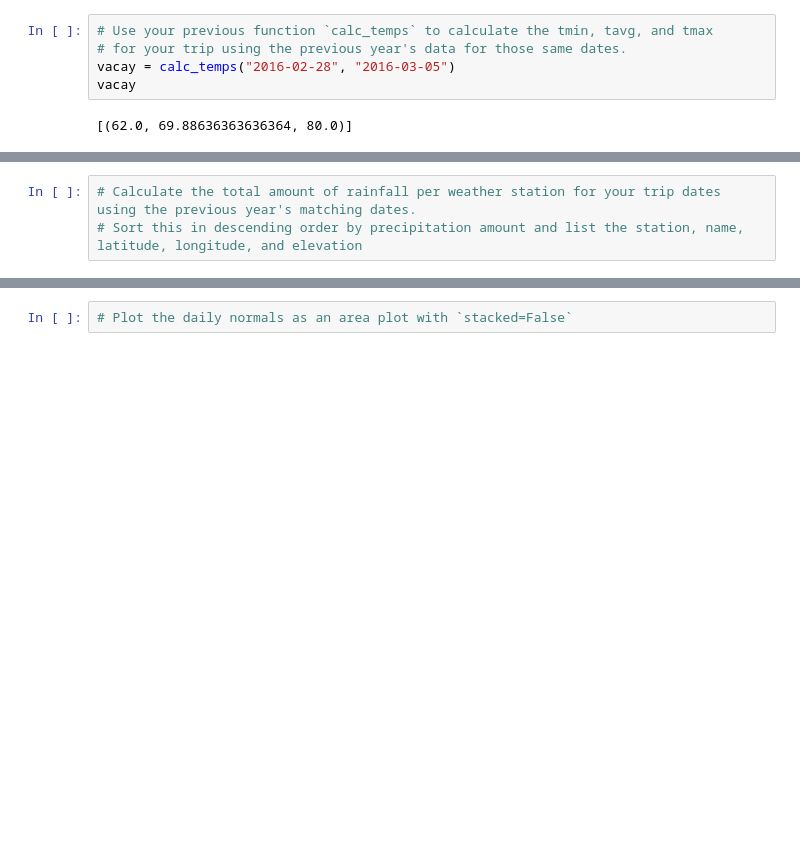
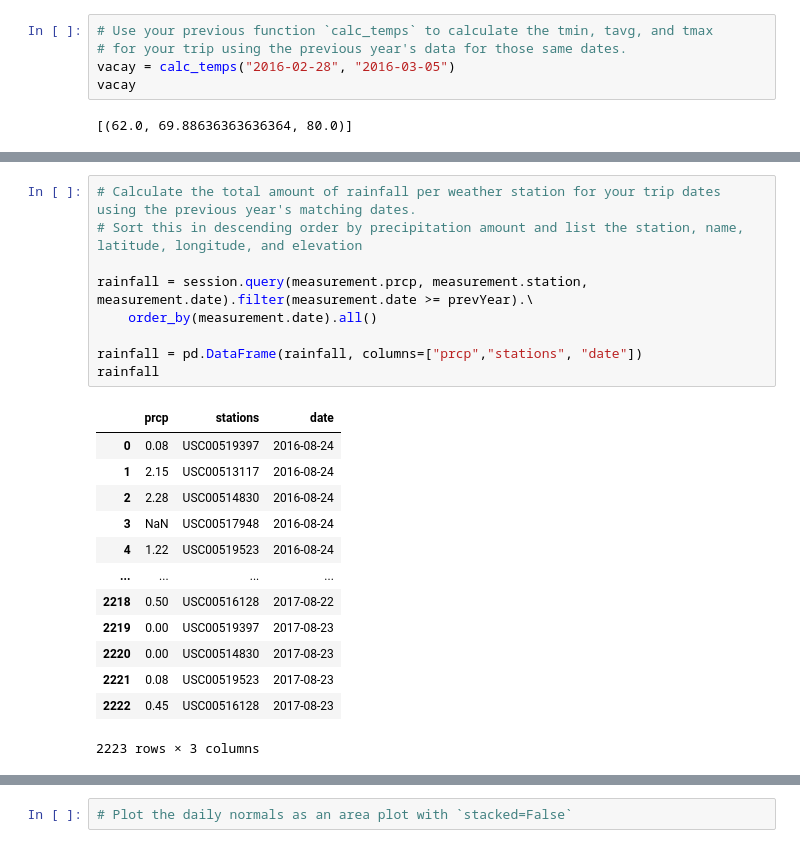
Before and after one commit to LisaHarrison08/SQLAlchemy-Climate-Analysis, a Jupyter notebook: climate_starter.ipynb, the cells around one changed output, grey strips where cells are left out. Saved outputs shown, nothing was run; the diff lists cells and outputs as text; blank space fills up the shorter version.

Commit message:
Bonus section calculation of rainfall started

```diff
--- a/climate_starter.ipynb
+++ b/climate_starter.ipynb
@@ -194,6 +194,26 @@ plt.show()
 # %%
 # Calculate the total amount of rainfall per weather station for your trip dates using the previous year's matching dates.
 # Sort this in descending order by precipitation amount and list the station, name, latitude, longitude, and elevation
+
+rainfall = session.query(measurement.prcp, measurement.station, measurement.date).filter(measurement.date >= prevYear).\
+    order_by(measurement.date).all()
+
+rainfall = pd.DataFrame(rainfall, columns=["prcp","stations", "date"])
+rainfall
+# %% [output]
+|  | prcp | stations | date |
+| 0 | 0.08 | USC00519397 | 2016-08-24 |
+| 1 | 2.15 | USC00513117 | 2016-08-24 |
+| 2 | 2.28 | USC00514830 | 2016-08-24 |
+| 3 | NaN | USC00517948 | 2016-08-24 |
+| 4 | 1.22 | USC00519523 | 2016-08-24 |
+| ... | ... | ... | ... |
+| 2218 | 0.50 | USC00516128 | 2017-08-22 |
+| 2219 | 0.00 | USC00519397 | 2017-08-23 |
+| 2220 | 0.00 | USC00514830 | 2017-08-23 |
+| 2221 | 0.08 | USC00519523 | 2017-08-23 |
+| 2222 | 0.45 | USC00516128 | 2017-08-23 |
+2223 rows × 3 columns
 # %%
 # Create a query that will calculate the daily normals
 # (i.e. the averages for tmin, tmax, and tavg for all historic data matching a specific month and day)
```
Also changed, not shown: parts of 5 cells of this notebook.
